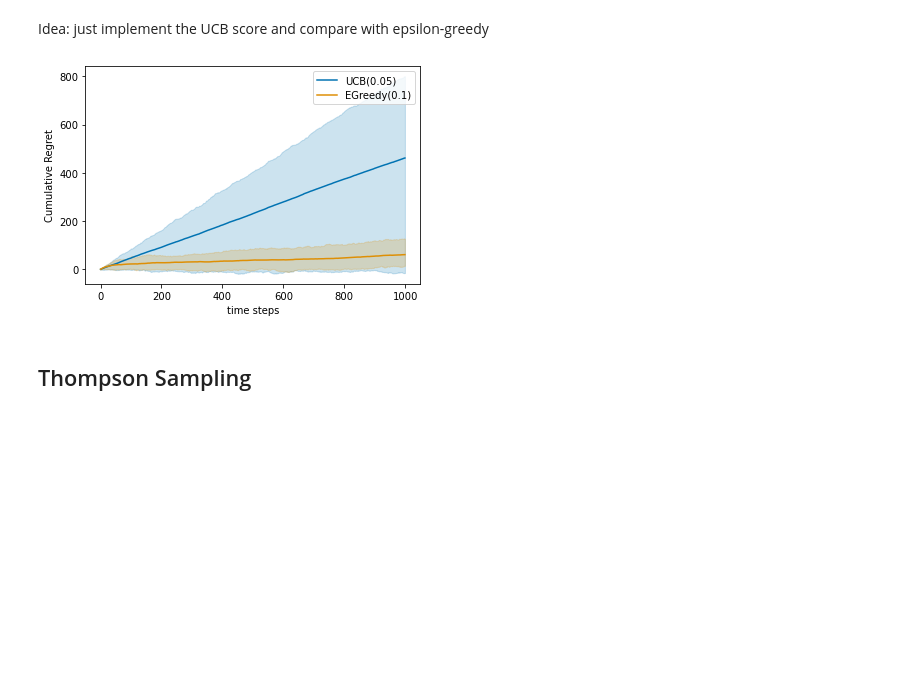
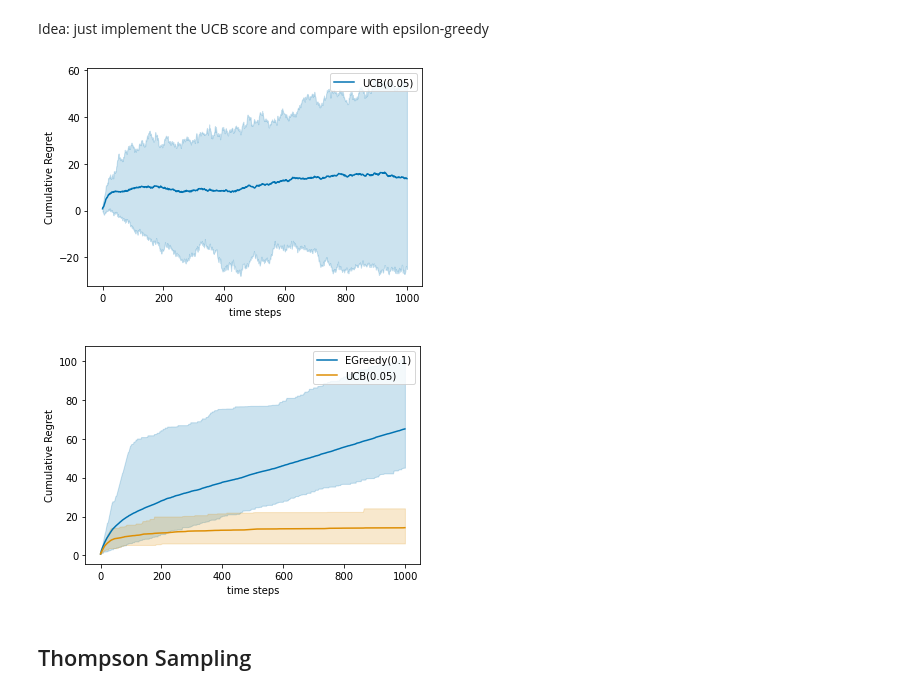
Before and after one commit to rlsummerschool/practical-sessions, a Jupyter notebook: notebooks/bandits_practice.ipynb, the cells around one changed output. Cells and saved outputs as stored; diff of their text form; code cells hidden in the pictures; blank space fills up the shorter version.

```diff
--- a/notebooks/bandits_practice.ipynb
+++ b/notebooks/bandits_practice.ipynb
@@ -181,10 +199,18 @@ class UCB(Agent):
 env = MAB_env(means)
 epsilon_greedy = EpsilonGreedy(K,  eps=0.1)
 ucb = UCB(K,  delta=0.05)
-ucb_experiment = experiment_mab(env, [ucb, epsilon_greedy], N=N, T=T)
+ucb_experiment = experiment_mab(env, [ucb], N=N, T=T, mode="regret")
 plot_result(ucb_experiment, q=10);
 # %% [output]
-[figure, old version]
+[figure, new version]
+# %%
+env = MAB_env(means)
+epsilon_greedy = EpsilonGreedy(K,  eps=0.1)
+ucb = UCB(K,  delta=0.05)
+ucb_experiment = experiment_mab(env, [epsilon_greedy, ucb], N=N, T=T, mode="pseudo regret")
+plot_result(ucb_experiment, q=10);
+# %% [output]
+[figure, added]
 # %% [markdown]
 ## Thompson Sampling
 # %% [markdown]
```
Also changed, not shown: parts of 8 cells of this notebook, 1 other file.
